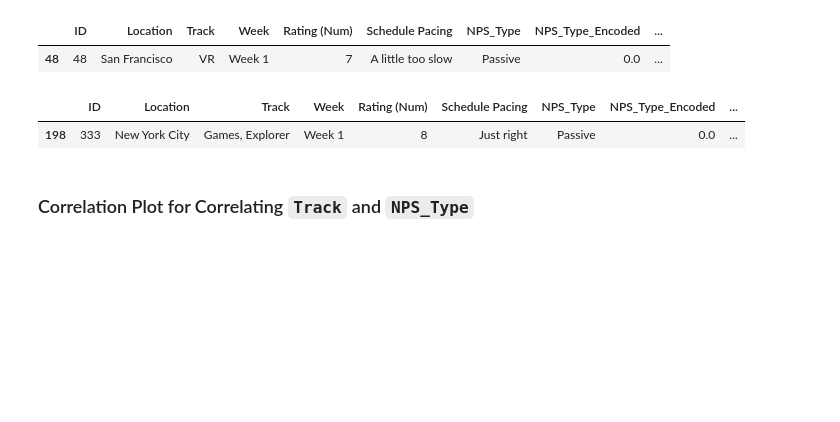
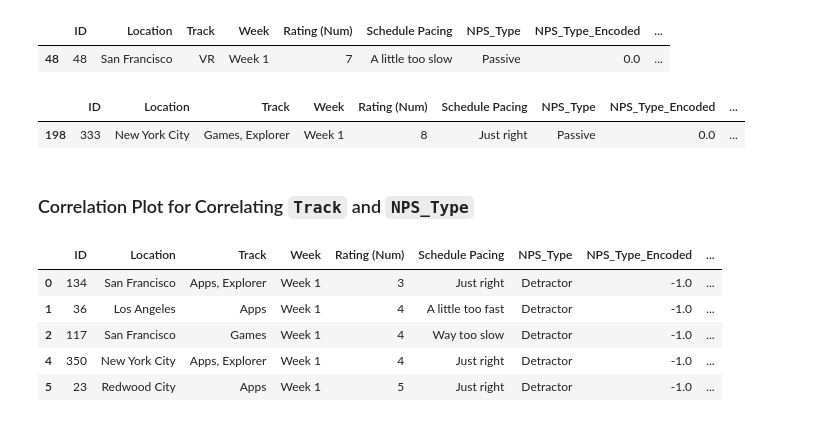
Before and after one commit to ThomasLee94/ds-1.1, a Jupyter notebook: Projects/NPS/NPS - 2017.ipynb, the cells around one changed output. Cells and saved outputs as stored; diff of their text form; code cells hidden in the pictures; blank space fills up the shorter version.

```diff
--- a/Projects/NPS/NPS - 2017.ipynb
+++ b/Projects/NPS/NPS - 2017.ipynb
@@ -299,3 +299,13 @@ DATA_DICT_TRACK = {
     "Games, Explorer": 4,
     "VR": 5
 }
+# %%
+df["Track_Encoded"] = df["Track"].map(DATA_DICT_TRACK)
+df.head()
+# %% [output]
+|  | ID | Location | Track | Week | Rating (Num) | Schedule Pacing | NPS_Type | NPS_Type_Encoded | ... |
+| 0 | 134 | San Francisco | Apps, Explorer | Week 1 | 3 | Just right | Detractor | -1.0 | ... |
+| 1 | 36 | Los Angeles | Apps | Week 1 | 4 | A little too fast | Detractor | -1.0 | ... |
+| 2 | 117 | San Francisco | Games | Week 1 | 4 | Way too slow | Detractor | -1.0 | ... |
+| 4 | 350 | New York City | Apps, Explorer | Week 1 | 4 | Just right | Detractor | -1.0 | ... |
+| 5 | 23 | Redwood City | Apps | Week 1 | 5 | Just right | Detractor | -1.0 | ... |
```
Also changed, not shown: parts of 8 cells of this notebook.
